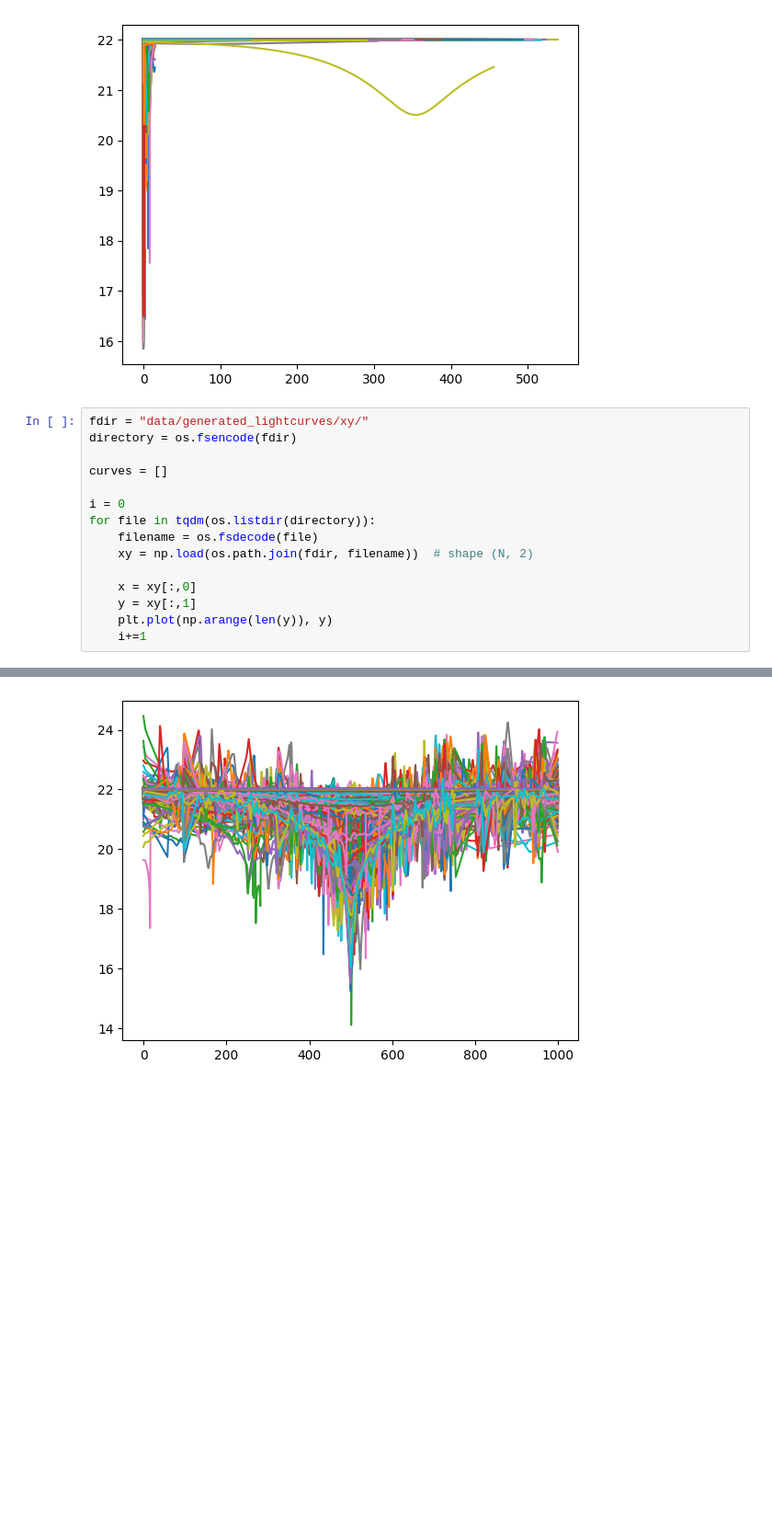
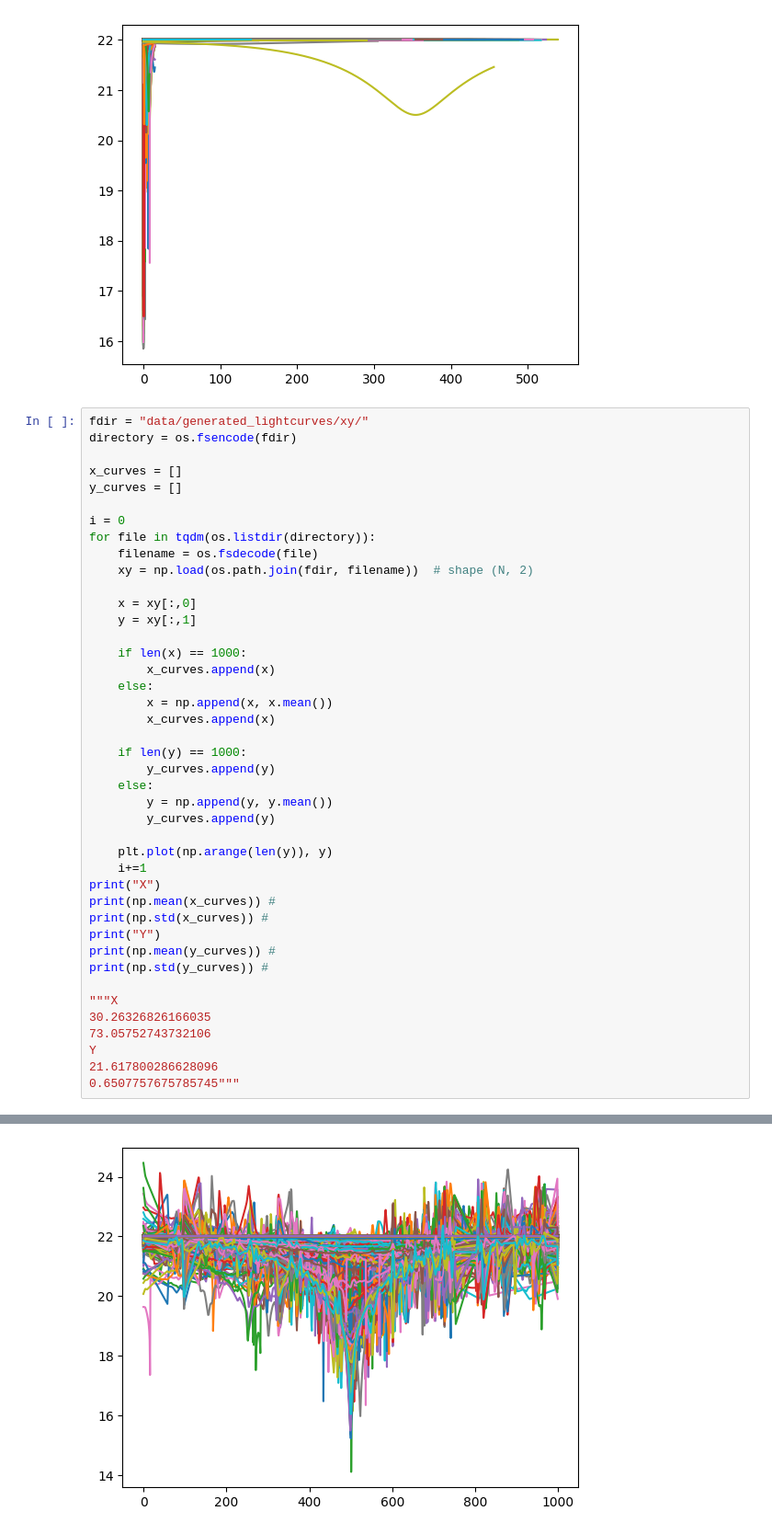
Before and after one commit to star-skelly/microlensing, a Jupyter notebook: data_generation_pipeline.ipynb, the cells around one changed output, grey strips where cells are left out. Shown: that part at 92% size. Drawn from its saved outputs; the diff is of its cells as text; blank space fills up the shorter version.

```diff
--- a/data_generation_pipeline.ipynb
+++ b/data_generation_pipeline.ipynb
@@ -198,7 +199,8 @@ https://github.com/rpoleski/MulensModel/blob/master/documents/magnification_meth
 fdir = "data/generated_lightcurves/xy/"
 directory = os.fsencode(fdir)
 
-curves = []
+x_curves = []
+y_curves = []
 
 i = 0
 for file in tqdm(os.listdir(directory)):
@@ -207,6 +209,32 @@ for file in tqdm(os.listdir(directory)):
 
     x = xy[:,0]
     y = xy[:,1]
+
+    if len(x) == 1000:
+        x_curves.append(x)
+    else:
+        x = np.append(x, x.mean())
+        x_curves.append(x)
+
+    if len(y) == 1000:
+        y_curves.append(y)
+    else:
+        y = np.append(y, y.mean())
+        y_curves.append(y)
+
     plt.plot(np.arange(len(y)), y)
     i+=1
+print("X")
+print(np.mean(x_curves)) #
+print(np.std(x_curves)) #
+print("Y")
+print(np.mean(y_curves)) #
+print(np.std(y_curves)) #
+
+"""X
+30.26326826166035
+73.05752743732106
+Y
+21.617800286628096
+0.6507757675785745"""
 # %% [output]
@@ -213 +247 @@ for file in tqdm(os.listdir(directory)):
-[figure, old version]
+[figure, new version]
```
Also changed, not shown: parts of 6 cells of this notebook, 6 other files.
